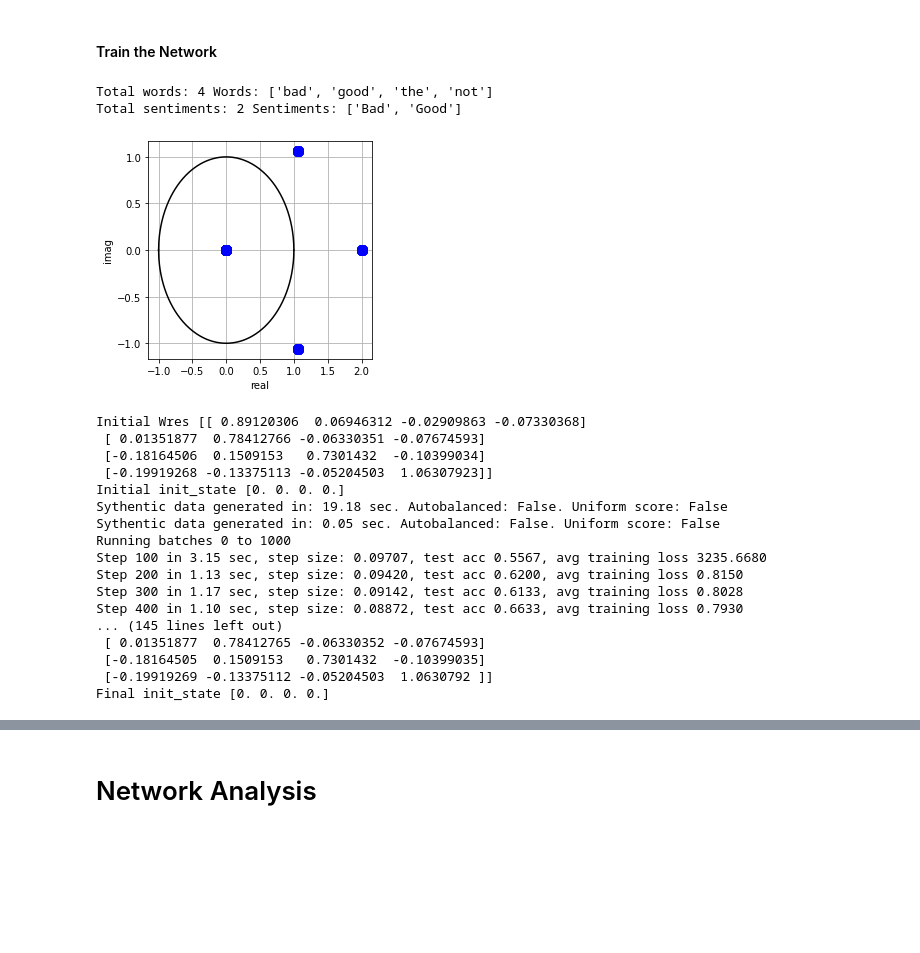
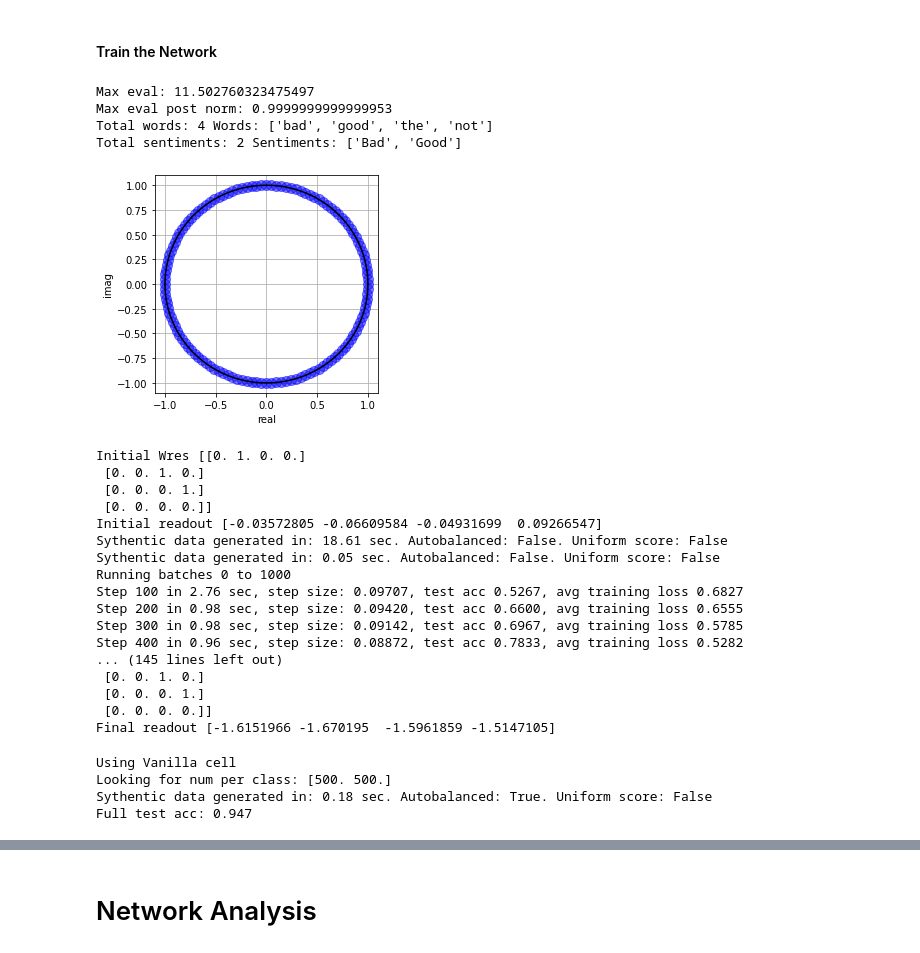
Before and after one commit to kaitken17/understand_nlp, a Jupyter notebook: echo_state.ipynb, the cells around one changed output, grey strips where cells are left out. Drawn from its saved outputs; the diff is of its cells as text; code cells hidden in the pictures; blank space fills up the shorter version.

```diff
--- a/echo_state.ipynb
+++ b/echo_state.ipynb
@@ -719,14 +988,15 @@ toy_params['base_word_vals'] = syn.baseWordValues(toy_params)
 
 ########## RNN hyperparameters ##########
 rnn_specs = {
-  'res_type': 'RO_and_Winp',                        # Supports 'RO_only', 'RO_and_Winp', 'Init'
-  'cell_type': 'VanillaReLU',                       # Supports 'Linear', 'Vanilla', 'VanillaReLU', 'GRU', 'LSTM', or 'UGRNN'
+  'res_type': 'RO_and_Winp',                        # Supports 'RO_only', 'RO_and_Winp', 'Winp_only', 'Init'
+  'cell_type': 'Vanilla',                           # Supports 'Linear', 'Vanilla', 'VanillaReLU', 'VanillaRes',
+                                                    # 'VanillaSplit', 'VanillaSplitReLU', 'GRU', 'LSTM', or 'UGRNN'
   'input_size': len(toy_params['words']),           # Number of inputs to the RNN
   'hidden_size': 128,                               # Number of units in the RNN
   'output_size': len(toy_params['sentiments']),     # Number of outputs in the RNN
   'ro_bias': False,                                 # Include a bias with the readout
-  'ro_simplex_init': False,
-  'loss_type': 'XE_binary' if toy_params['outer_prod']   else 'XE'
+  'loss_type': 'XE_binary' if toy_params['outer_prod']   else 'XE',
+  'split_idx': 20
 }
 
 rnn_specs['rnn_params_init'] = initialize_for_ROonly(rnn_specs) # Set initial value of rnn weights
@@ -736,7 +1006,7 @@ rnn_specs['rnn_params_init'] = initialize_for_ROonly(rnn_specs) # Set initial va
 train_params = {
   'max_grad_norm': 10.0,      # max gradient norm before clipping, clip to this value.
   'reg_type': 'l2',        # type of regularization
-  'l2reg': 5e-4,           # amount of L2 regularization on the weights
+  'l2reg': 0.0,           # amount of L2 regularization on the weights
 
   'init_lr': 0.1,                     # initial learning rate
   'decay_factor': 0.9997,             # decay the learning rate this much
@@ -786,8 +1056,11 @@ if new_network:
   plot_evals(rnn_params['weights'].W, limits=None) # Plots the eigenvalues of Wres
 
   print('Initial Wres', rnn_params['weights'].W[:4,:4])
-  print('Initial init_state', rnn_params['initial_state'][:4])
+  # print('Initial h0', rnn_params['initial_state'][:4])
   # print('Initial Winp', rnn_params['weights'].A[:4,:4])
+  # print('Initial Wint', rnn_params['weights2'].W[:4,:4])
+  print('Initial readout', readout_params[:4, 0])
+
 
   init_opt, update_opt, get_params = opt
 
@@ -802,52 +1075,76 @@ elif load_network:
 
   opt = optimizers.adam(train_params['decay_fun'], train_params['adam_b1'], train_params['adam_b2'], train_params['adam_eps'])
   opt_state, step_fun = build_optimizer_step(opt, initial_params, loss_fun, gradient_clip=train_params['max_grad_norm'])
 
   init_opt, update_opt, get_params = opt
 
   train_params['train_losses'] = train_params['train_losses'] if 'train_losses' in train_params else []
   train_params['global_step'] = train_params['total_steps']
 
 else:
   train_params['train_losses'] = []
   train_params['total_steps'] = 24000
   train_params['global_step'] = train_params['total_steps']
 
 # Generate synthetic data and run training on said data
 opt_state, train_params = train_on_synthetic_data(opt_state, step_fun, get_params, train_params, toy_params, rnn_specs, accuracy_fun)
 
 if 'score_to_idx_map' in toy_params: toy_params.pop('score_to_idx_map') # This is too big to save
 train_params.pop('decay_fun') # Can't pickle with decay fun
 save_run_data(path, save_data, get_params(opt_state), toy_params, rnn_specs, train_params)
 
 # Destructure the trained parameters of the RNN.
 final_params = get_params(opt_state)
 rnn_params, readout_params = final_params
 
 print('Final Wres', rnn_params['weights'].W[:4,:4])
-print('Final init_state', rnn_params['initial_state'][:4])
+# print('Final h0', rnn_params['initial_state'][:4])
 # print('Final Winp', rnn_params['weights'].A[:4,:4])
+# print('Final Wint', rnn_params['weights2'].W[:4,:4])
+print('Final readout', readout_params[:4, 0])
 # %% [output]
+Max eval: 11.502760323475497
+Max eval post norm: 0.9999999999999953
 Total words: 4 Words: ['bad', 'good', 'the', 'not']
 Total sentiments: 2 Sentiments: ['Bad', 'Good']
-[figure, old version]
+[figure, new version]
-Initial Wres [[ 0.89120306  0.06946312 -0.02909863 -0.07330368]
- [ 0.01351877  0.78412766 -0.06330351 -0.07674593]
- [-0.18164506  0.1509153   0.7301432  -0.10399034]
- [-0.19919268 -0.13375113 -0.05204503  1.06307923]]
-Initial init_state [0. 0. 0. 0.]
-Sythentic data generated in: 19.18 sec. Autobalanced: False. Uniform score: False
+Initial Wres [[0. 1. 0. 0.]
+ [0. 0. 1. 0.]
+ [0. 0. 0. 1.]
+ [0. 0. 0. 0.]]
+Initial readout [-0.03572805 -0.06609584 -0.04931699  0.09266547]
+Sythentic data generated in: 18.61 sec. Autobalanced: False. Uniform score: False
 Sythentic data generated in: 0.05 sec. Autobalanced: False. Uniform score: False
 Running batches 0 to 1000
-Step 100 in 3.15 sec, step size: 0.09707, test acc 0.5567, avg training loss 3235.6680
-Step 200 in 1.13 sec, step size: 0.09420, test acc 0.6200, avg training loss 0.8150
-Step 300 in 1.17 sec, step size: 0.09142, test acc 0.6133, avg training loss 0.8028
-Step 400 in 1.10 sec, step size: 0.08872, test acc 0.6633, avg training loss 0.7930
+Step 100 in 2.76 sec, step size: 0.09707, test acc 0.5267, avg training loss 0.6827
+Step 200 in 0.98 sec, step size: 0.09420, test acc 0.6600, avg training loss 0.6555
+Step 300 in 0.98 sec, step size: 0.09142, test acc 0.6967, avg training loss 0.5785
+Step 400 in 0.96 sec, step size: 0.08872, test acc 0.7833, avg training loss 0.5282
 ... (145 lines left out)
- [ 0.01351877  0.78412765 -0.06330352 -0.07674593]
- [-0.18164505  0.1509153   0.7301432  -0.10399035]
- [-0.19919269 -0.13375112 -0.05204503  1.0630792 ]]
-Final init_state [0. 0. 0. 0.]
+ [0. 0. 1. 0.]
+ [0. 0. 0. 1.]
+ [0. 0. 0. 0.]]
+Final readout [-1.6151966 -1.670195  -1.5961859 -1.5147105]
+# %%
+# Builds cell and returns test accuracy
+cell = syn_an.build_cell(rnn_specs)
+
+# Get RNN hidden states in response to a test batch.
+n_trials = 1000
+
+if rnn_specs['ro_bias']:
+  wO, bO = readout_params
+else:
+  wO = readout_params
+readout = wO.T
+
+syn_data_test = syn.generate_data(n_trials, toy_params, rnn_specs['output_size'], auto_balance=True)
+print('Full test acc:', eval_test_acc(cell, syn_data_test, rnn_params))
+# %% [output]
+Using Vanilla cell
+Looking for num per class: [500. 500.]
+Sythentic data generated in: 0.18 sec. Autobalanced: True. Uniform score: False
+Full test acc: 0.947
 # %%
 train_losses = train_params['train_losses']
 
```
Also changed, not shown: parts of 36 cells of this notebook.
